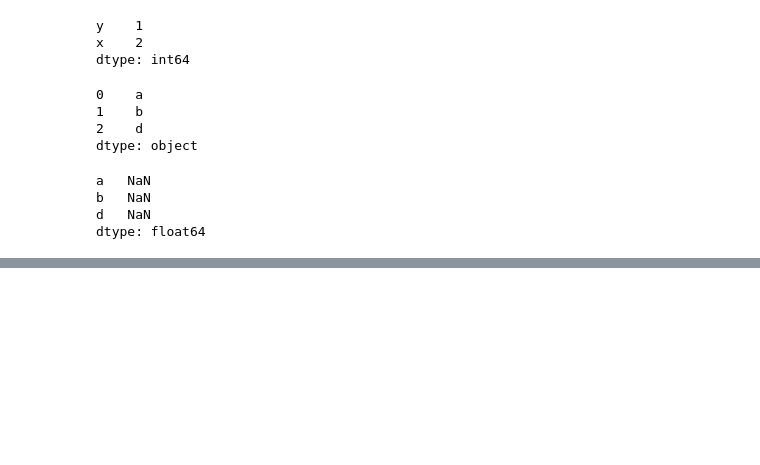
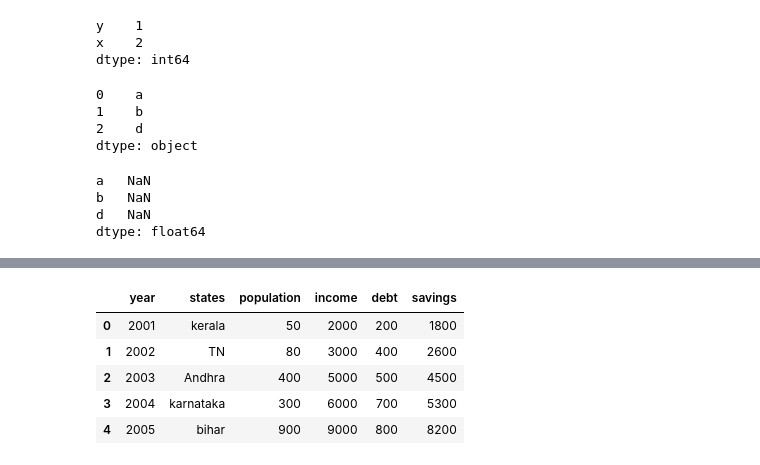
Before and after one commit to Syamkrishna123/python_datascience_libraries, a Jupyter notebook: pandasForDataScience.ipynb, the cells around one changed output, grey strips where cells are left out. Drawn from its saved outputs; the diff is of its cells as text; code cells hidden in the pictures; blank space fills up the shorter version.

```diff
--- a/pandasForDataScience.ipynb
+++ b/pandasForDataScience.ipynb
@@ -172,0 +184,4 @@ dtype: float64
+# %%
+import pandas as pd
+pop_data= pd.DataFrame(data)
+pop_data
@@ -172,0 +195,3 @@ dtype: float64
+# %%
+pop_data1=pd.DataFrame(pop_data,columns=['year','states','population','income'])
+pop_data1
@@ -172,0 +214,3 @@ dtype: float64
+# %%
+pop_data1['income'] = [2000,3000,5000,6000,9000]
+pop_data1
@@ -172,0 +224,3 @@ dtype: float64
+# %%
+pop_data1['debt']=[200,400,500,700,800]
+pop_data1
@@ -172,0 +234,10 @@ dtype: float64
+# %%
+pop_data1["savings"]= pop_data1['income']-pop_data1['debt']
+pop_data1
+# %% [output]
+|  | year | states | population | income | debt | savings |
+| 0 | 2001 | kerala | 50 | 2000 | 200 | 1800 |
+| 1 | 2002 | TN | 80 | 3000 | 400 | 2600 |
+| 2 | 2003 | Andhra | 400 | 5000 | 500 | 4500 |
+| 3 | 2004 | karnataka | 300 | 6000 | 700 | 5300 |
+| 4 | 2005 | bihar | 900 | 9000 | 800 | 8200 |
```
Also changed, not shown: parts of 19 cells of this notebook, 2 other files.
